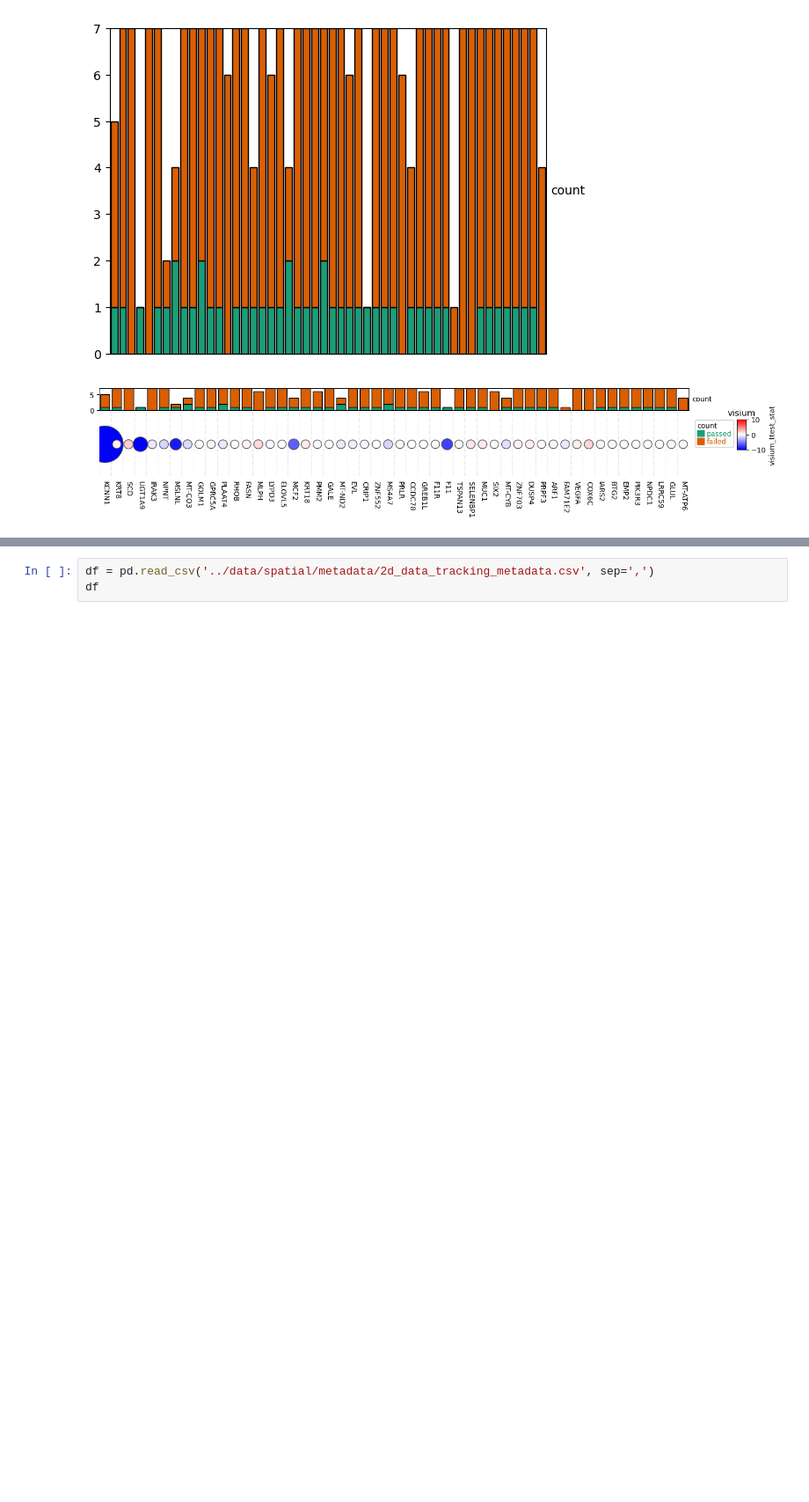
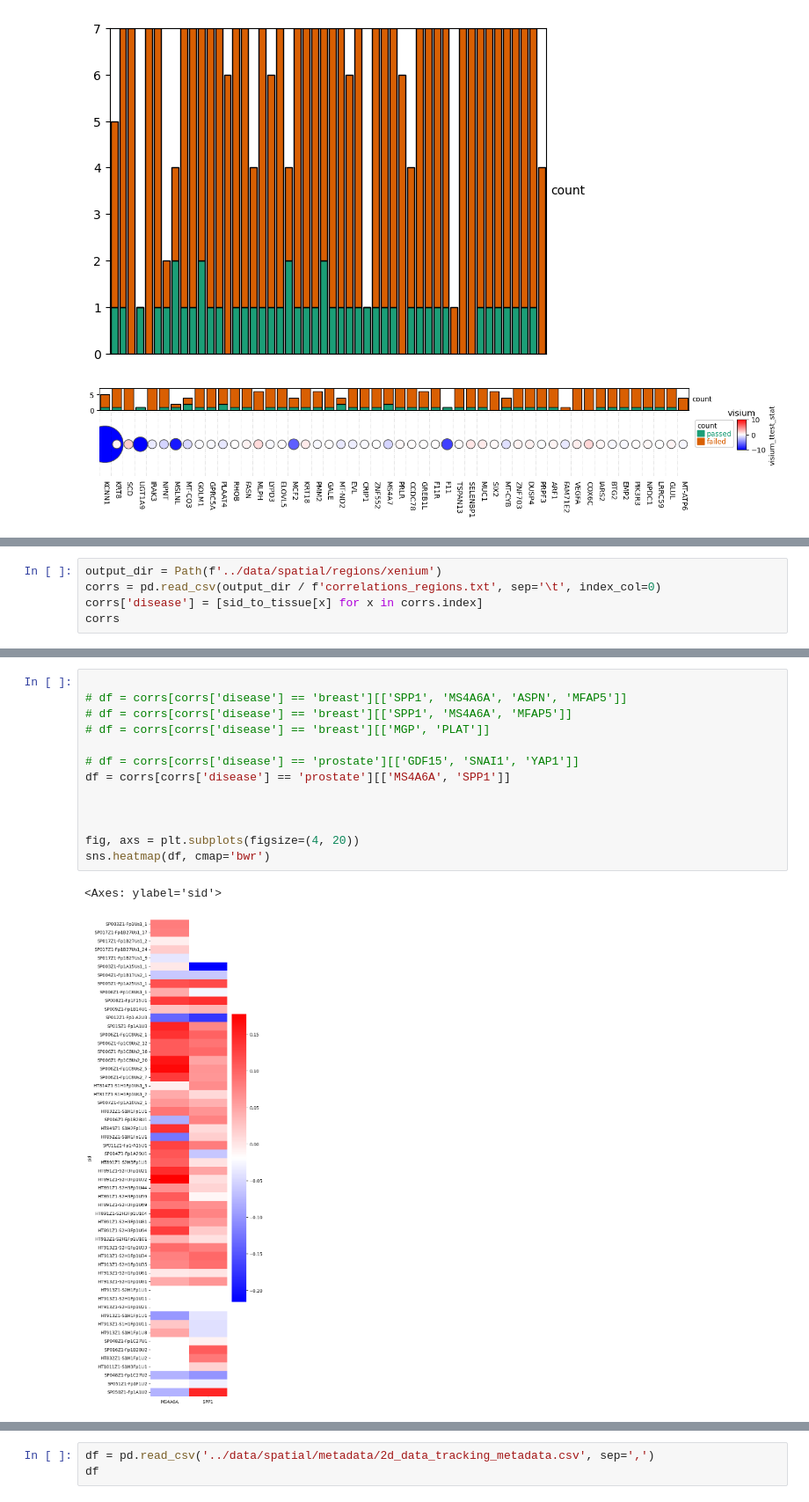
Before and after one commit to estorrs/3d-analysis, a Jupyter notebook: notebooks/4_deg_ranking.ipynb, the cells around one changed output, grey strips where cells are left out. Shown at 88% size. Drawn from its saved outputs; the diff is of its cells as text; blank space fills up the shorter version.

```diff
--- a/notebooks/4_deg_ranking.ipynb
+++ b/notebooks/4_deg_ranking.ipynb
@@ -456,0 +496,5 @@ Estimated legend width: 16.758333333333333 mm
+# %%
+output_dir = Path(f'../data/spatial/regions/xenium')
+corrs = pd.read_csv(output_dir / f'correlations_regions.txt', sep='\t', index_col=0)
+corrs['disease'] = [sid_to_tissue[x] for x in corrs.index]
+corrs
@@ -456,0 +516,16 @@ Estimated legend width: 16.758333333333333 mm
+# %%
+
+# df = corrs[corrs['disease'] == 'breast'][['SPP1', 'MS4A6A', 'ASPN', 'MFAP5']]
+# df = corrs[corrs['disease'] == 'breast'][['SPP1', 'MS4A6A', 'MFAP5']]
+# df = corrs[corrs['disease'] == 'breast'][['MGP', 'PLAT']]
+
+# df = corrs[corrs['disease'] == 'prostate'][['GDF15', 'SNAI1', 'YAP1']]
+df = corrs[corrs['disease'] == 'prostate'][['MS4A6A', 'SPP1']]
+
+
+
+fig, axs = plt.subplots(figsize=(4, 20))
+sns.heatmap(df, cmap='bwr')
+# %% [output]
+<Axes: ylabel='sid'>
+[figure, added]
```
Also changed, not shown: parts of 18 cells of this notebook, 5 other files.
